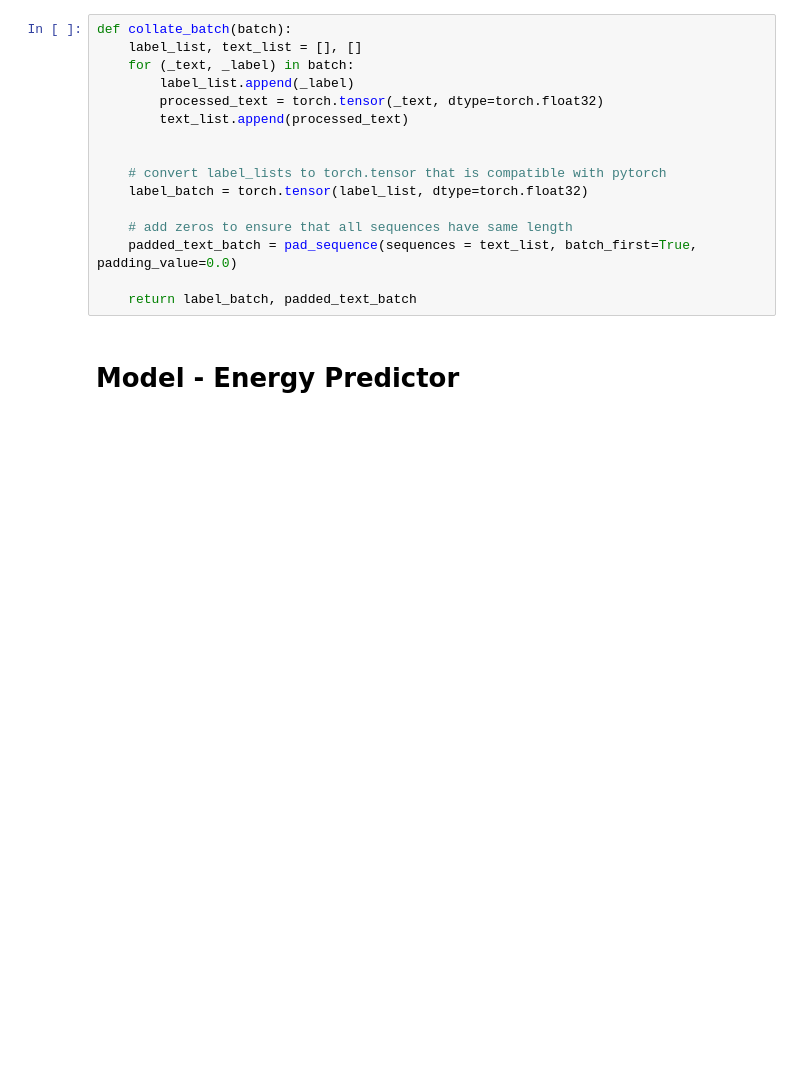
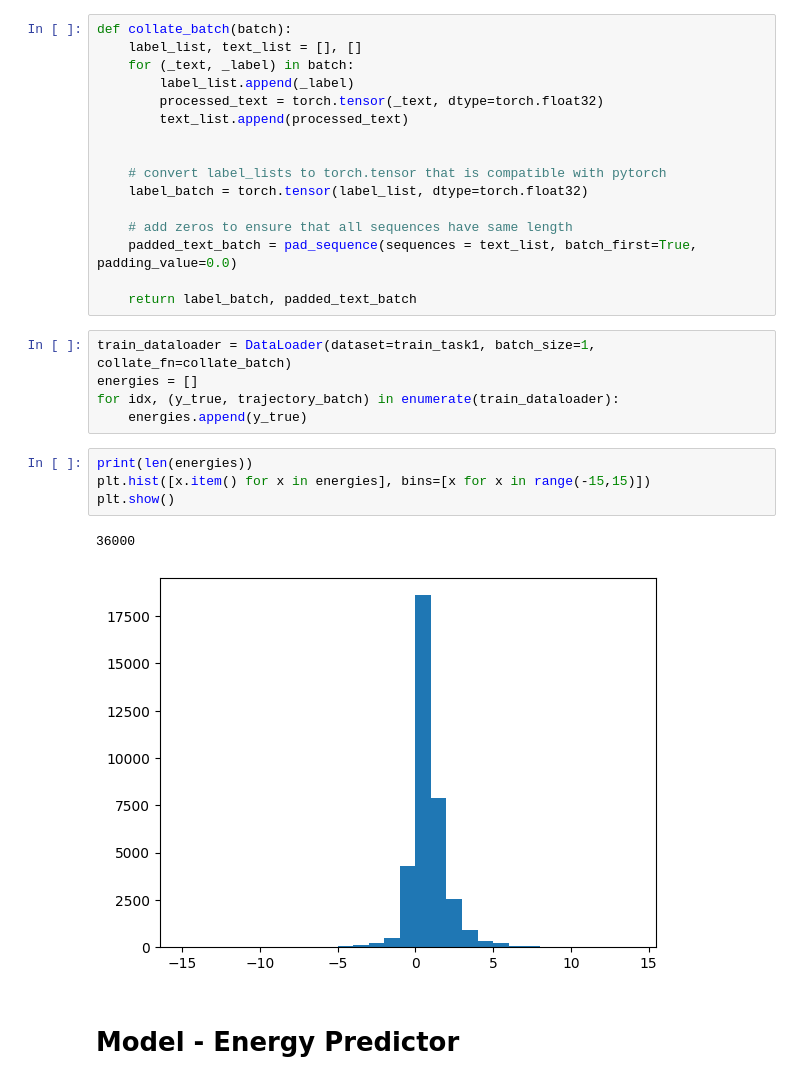
Before and after one commit to DmytroMudragel/CharacterRecognitionDeepLearning, a Jupyter notebook: Assignment2/A2-skeleton.ipynb, the cells around one changed output. Saved outputs shown, nothing was run; the diff lists cells and outputs as text; blank space fills up the shorter version.

Commit message:
task2

```diff
--- a/Assignment2/A2-skeleton.ipynb
+++ b/Assignment2/A2-skeleton.ipynb
@@ -131,6 +129,18 @@ def collate_batch(batch):
     padded_text_batch = pad_sequence(sequences = text_list, batch_first=True, padding_value=0.0)
 
     return label_batch, padded_text_batch
+# %%
+train_dataloader = DataLoader(dataset=train_task1, batch_size=1, collate_fn=collate_batch)
+energies = []
+for idx, (y_true, trajectory_batch) in enumerate(train_dataloader):
+    energies.append(y_true)
+# %%
+print(len(energies))
+plt.hist([x.item() for x in energies], bins=[x for x in range(-15,15)])
+plt.show()
+# %% [output]
+36000
+[figure, added]
 # %% [markdown]
 # Model - Energy Predictor
 # %%
```
Also changed, not shown: parts of 15 cells of this notebook.
